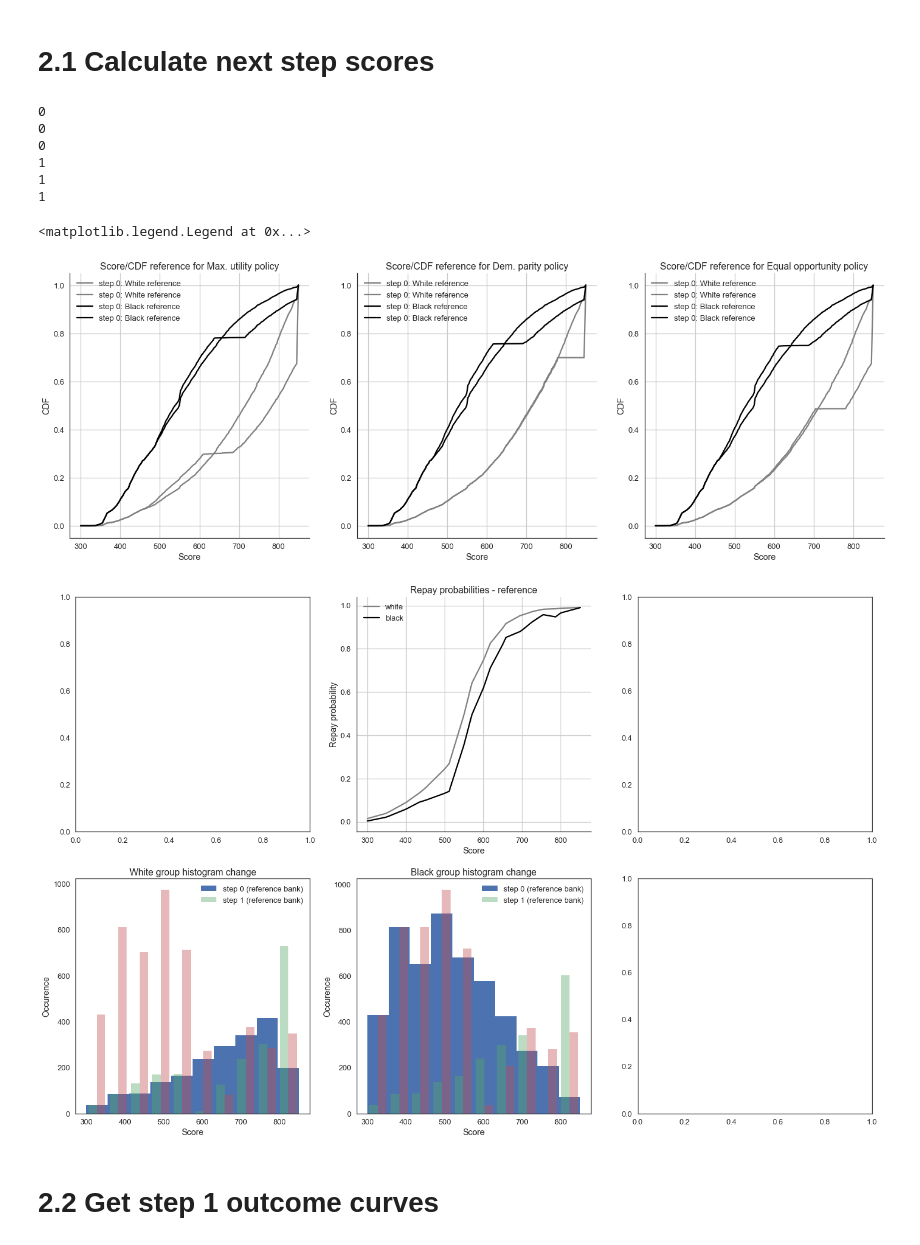
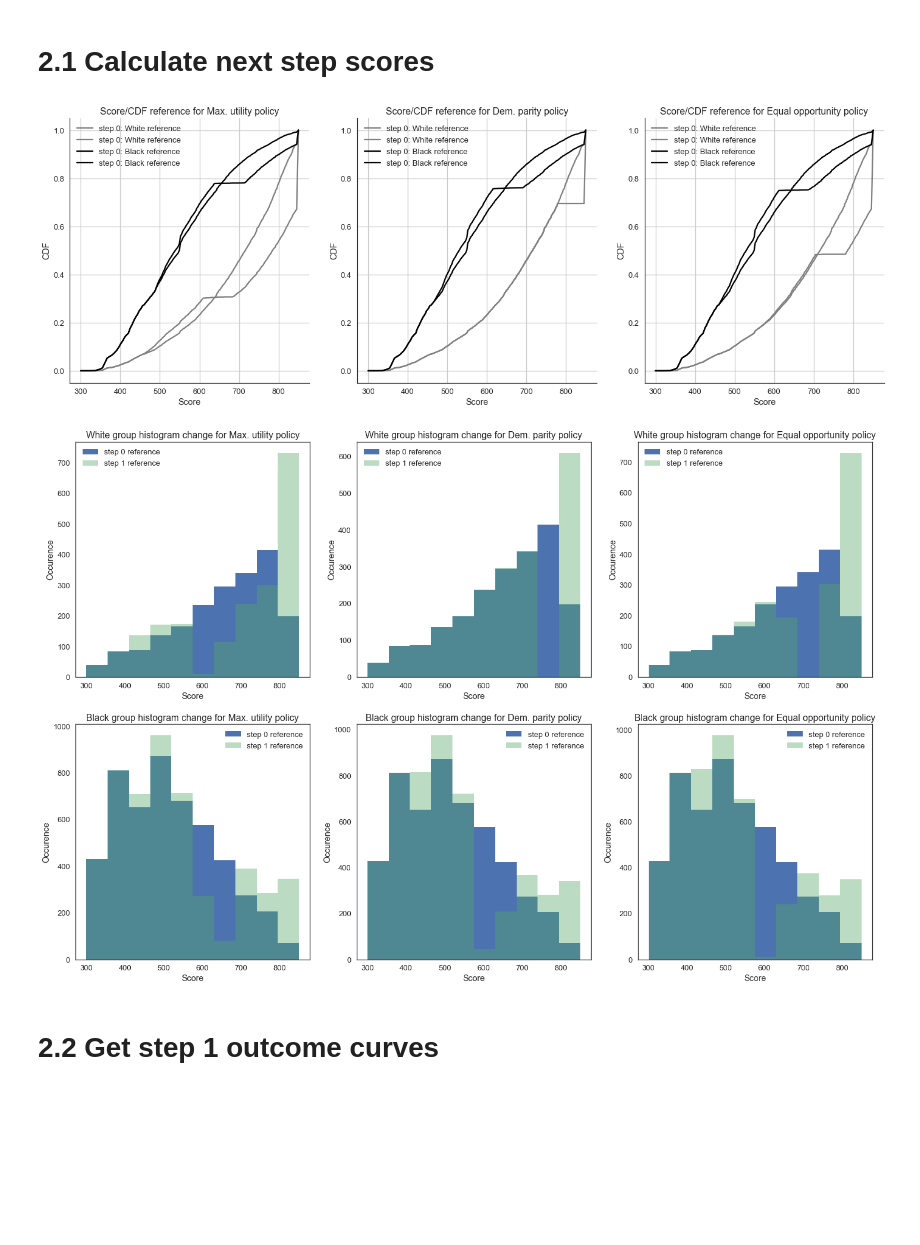
Before and after one commit to APMSSSR/Master_thesis, a Jupyter notebook: notebooks/Model1V2.ipynb, the cells around one changed output. Saved outputs shown, nothing was run; the diff lists cells and outputs as text; code cells hidden in the pictures; blank space fills up the shorter version.

Commit message:
refactoring done for next step function

```diff
--- a/notebooks/Model1V2.ipynb
+++ b/notebooks/Model1V2.ipynb
@@ -287,75 +288,58 @@ for i in range(2):
 # %% [markdown]
  # 2.1 Calculate next step scores
 # %%
-#get extremes for Max utility strategy
+#get extremes for policies
 max_rates = []
 next_ref_customer_scores=[]
 next_customer_scores=[]
 next_customer_cdfs=[]
 next_customer_pis=[]
+
+#next combined score have the same form WxXxYxZ; W=policy X=group Y=1 Z=values
+next_customer_combined_scores = []
+next_customer_combined_cdfs = []
+next_customer_combined_pis = []
+
 for i in range(N_policy):
     tmp_max_rates = np.zeros([N_groups, N_banks])
     for j in range(0, N_groups):
-        for k in range(0,N_banks):
+        for k in range(0, N_banks):
             tmp_max_rates[j][k] = customer_rate_index[j][k][np.argmax(bank_utility_curves[i][k][j])]
     max_rates.append(tmp_max_rates)
     next_ref_customer_scores.append(sf.get_next_ref_customer_scores(ref_customer_scores, score_interest_rates, customer_scores, max_rates[i], loan_repaid_probs, N_groups, N_banks, score_change_repay, score_change_default, score_range))
     next_customer_scores.append(sf.get_customers(next_ref_customer_scores[i], score_shifts, score_range))
     next_customer_cdfs.append(sf.get_customer_cdfs(next_customer_scores[i], scores_list))
     next_customer_pis.append(sf.get_customer_pis(next_customer_cdfs[i]))
+
+    next_customer_combined_scores.append(sf.get_combined_scores(next_customer_scores[i], score_interest_rates, N_banks))
+    next_customer_combined_cdfs.append(sf.get_customer_cdfs(next_customer_combined_scores[i], scores_list))
+    next_customer_combined_pis.append(sf.get_customer_pis(next_customer_combined_cdfs[i]))
 
 fig, ax = plt.subplots(1,N_policy,figsize=(8*N_policy,8))
 for i in range(N_policy):
     for j in range(N_groups):
         ax[i].plot(scores_list,customer_cdfs[j][1],color=group_colors[j], label='step 0: '+ group_names[j] + ' ' + reference_bank_name)
         ax[i].plot(scores_list,next_customer_cdfs[i][j][1],color=group_colors[j], label='step 0: '+ group_names[j] + ' ' + reference_bank_name)
     ax[i].spines['right'].set_visible(False)
     ax[i].spines['top'].set_visible(False)
     ax[i].set_title('Score/CDF reference for ' + policy_names[i] + ' policy')
     ax[i].set_xlabel("Score")
     ax[i].set_ylabel("CDF")
     ax[i].legend()
     ax[i].grid()
 
 fig, ax = plt.subplots(N_groups,N_policy,figsize=(8*N_policy,8*N_groups))
 for i in range(N_groups):
     for j in range(N_policy):
-        print(i)
-#TODO
-
-ax[0][1].plot(scores_list,repays[group_names[0]],label='white',color="grey")
-ax[0][1].plot(scores_list,repays[group_names[1]],color='black',label='black')
-ax[0][1].spines['right'].set_visible(False)
-ax[0][1].spines['top'].set_visible(False)
-ax[0][1].set_title("Repay probabilities - reference")
-ax[0][1].set_xlabel("Score")
-ax[0][1].set_ylabel("Repay probability")
-ax[0][1].legend()
-ax[0][1].grid()
-
-ax[1][0].hist(ref_customer_scores[0], range=score_range,label='step 0 (reference bank)')
-ax[1][0].hist(next_ref_customer_scores[0],alpha=0.4,range=score_range, label='step 1 (reference bank)')
-ax[1][0].set_title("White group histogram change")
-ax[1][0].set_ylabel("Occurence")
-ax[1][0].set_xlabel("Score")
-ax[1][0].legend()
-
-ax[1][1].hist(ref_customer_scores[1],range=score_range,label='step 0 (reference bank)')
-ax[1][1].hist(next_ref_customer_scores[1],alpha=0.4, range=score_range,label='step 1 (reference bank)')
-ax[1][1].set_title("Black group histogram change")
-ax[1][1].set_ylabel("Occurence")
-ax[1][1].set_xlabel("Score")
-ax[1][1].legend()
+        ax[i][j].hist(ref_customer_scores[i], range=score_range,label='step 0 ' + reference_bank_name)
+        ax[i][j].hist(next_ref_customer_scores[j][i],alpha=0.4,range=score_range, label='step 1 ' + reference_bank_name)
+        ax[i][j].set_title(group_names[i] + " group histogram change for " + policy_names[j] + " policy")
+        ax[i][j].set_ylabel("Occurence")
+        ax[i][j].set_xlabel("Score")
+        ax[i][j].legend()
 # %% [output]
-0
-0
-0
-1
-1
-1
-<matplotlib.legend.Legend at 0x...>
 [figure]
-[figure, old version]
+[figure, new version]
 # %% [markdown]
 # 2.2 Get step 1 outcome curves
 # %%
```
Also changed, not shown: parts of 4 cells of this notebook.
